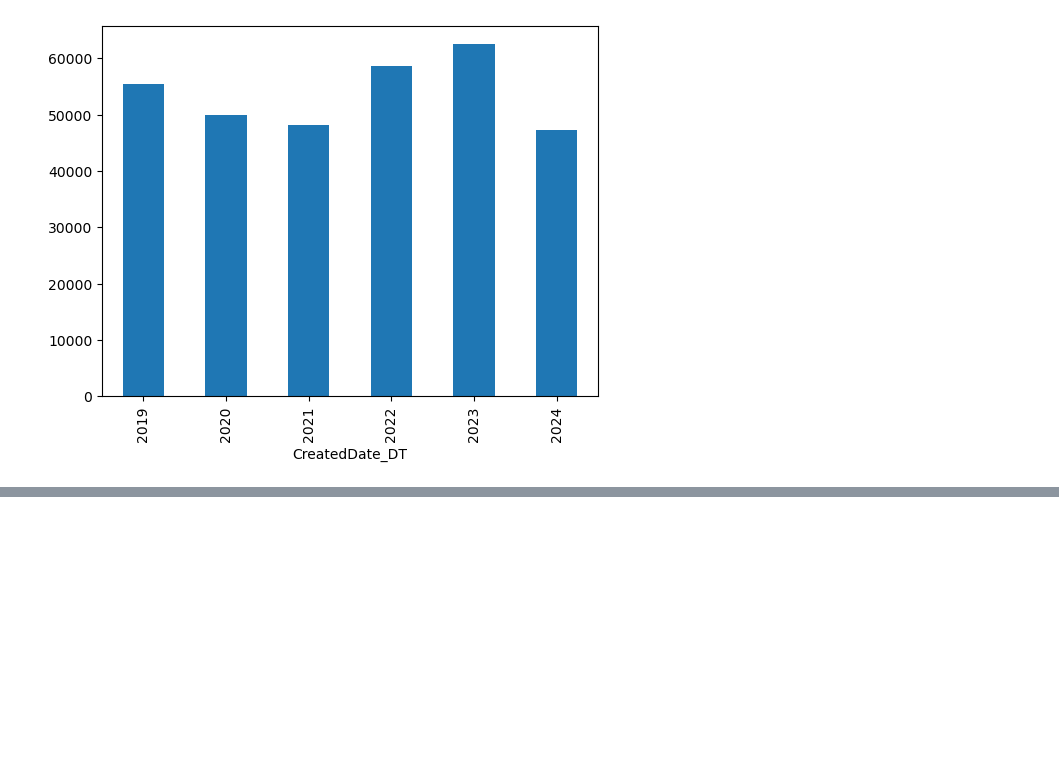
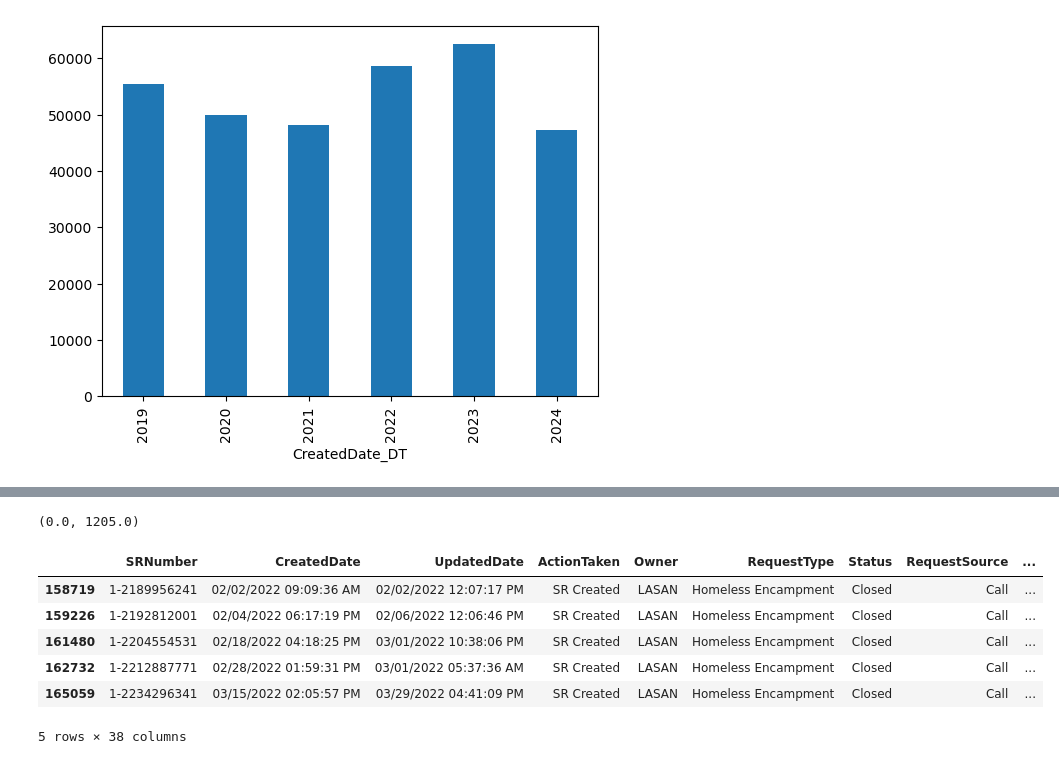
Before and after one commit to aeaiu/usable_ai_project, a Jupyter notebook: Notebooks/1_eda.ipynb, the cells around one changed output, grey strips where cells are left out. Drawn from its saved outputs; the diff is of its cells as text; code cells hidden in the pictures; blank space fills up the shorter version.

```diff
--- a/Notebooks/1_eda.ipynb
+++ b/Notebooks/1_eda.ipynb
@@ -212,0 +266,14 @@ df['CreatedDate_DT'].dt.year.value_counts().sort_index().plot.bar()
+# %%
+min(df.close_time_days), max(df.close_time_days)
+# %% [output]
+(0.0, 1205.0)
+# %%
+df[df['close_time_days'].isna()].head()
+# %% [output]
+|  | SRNumber | CreatedDate | UpdatedDate | ActionTaken | Owner | RequestType | Status | RequestSource | ... |
+| 158719 | 1-2189956241 | 02/02/2022 09:09:36 AM | 02/02/2022 12:07:17 PM | SR Created | LASAN | Homeless Encampment | Closed | Call | ... |
+| 159226 | 1-2192812001 | 02/04/2022 06:17:19 PM | 02/06/2022 12:06:46 PM | SR Created | LASAN | Homeless Encampment | Closed | Call | ... |
+| 161480 | 1-2204554531 | 02/18/2022 04:18:25 PM | 03/01/2022 10:38:06 PM | SR Created | LASAN | Homeless Encampment | Closed | Call | ... |
+| 162732 | 1-2212887771 | 02/28/2022 01:59:31 PM | 03/01/2022 05:37:36 AM | SR Created | LASAN | Homeless Encampment | Closed | Call | ... |
+| 165059 | 1-2234296341 | 03/15/2022 02:05:57 PM | 03/29/2022 04:41:09 PM | SR Created | LASAN | Homeless Encampment | Closed | Call | ... |
+5 rows × 38 columns
```
Also changed, not shown: parts of 16 cells of this notebook, 2 other files.
